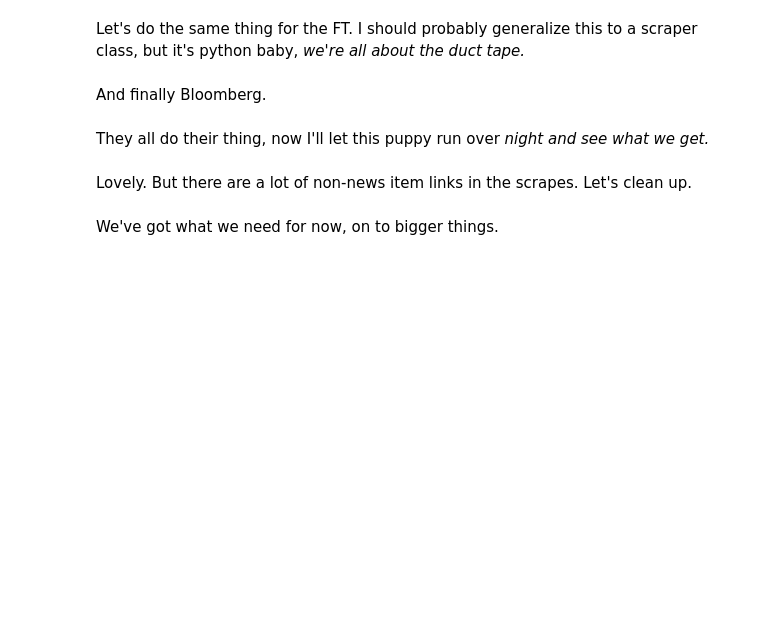
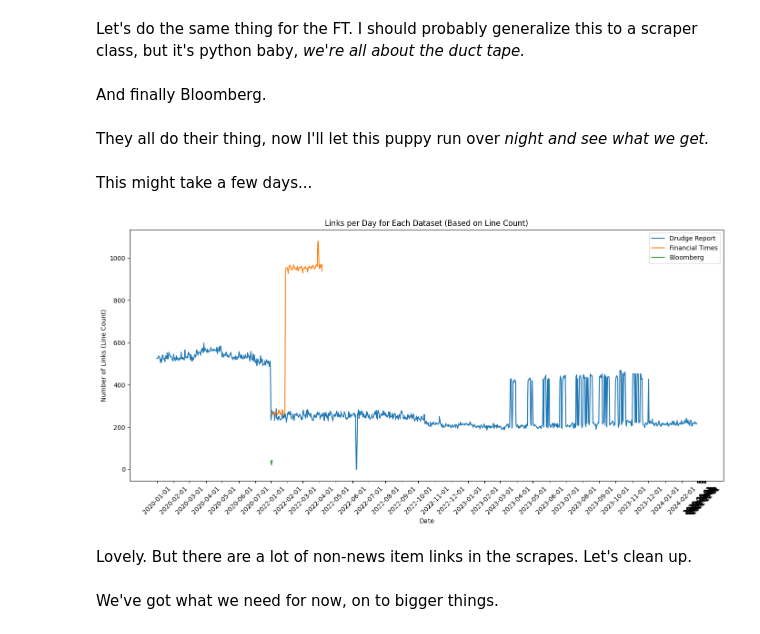
Before and after one commit to kazazes/zero, a Jupyter notebook: 01-some-data.ipynb, the cells around one changed output. Cells and saved outputs as stored; diff of their text form; code cells hidden in the pictures; blank space fills up the shorter version.

Commit message:
Chapter 01, plot dataset size by time

```diff
--- a/01-some-data.ipynb
+++ b/01-some-data.ipynb
@@ -158,0 +147,2 @@ except Exception as e:
+# %% [markdown]
+This might take a few days...
@@ -159,3 +158,50 @@ except Exception as e:
+# %%
+import matplotlib.pyplot as plt
+import os
+import pandas as pd
+
+now = pd.Timestamp.now()
+dates = pd.date_range(start="2020-01-01", end=now, freq="D")
+
+def count_lines_per_file(directory, date_range):
+    lines_per_file = {}
+    for filename in os.listdir(directory):
+        filepath = os.path.join(directory, filename)
+        with open(filepath, 'r') as f:
+            lines = f.readlines()
+            date = filename.split()[0]  # Assuming the date is the first part of the filename
+            if date in date_range:
+                lines_per_file[date] = len(lines)
+    return lines_per_file
+
+def plot_lines_per_day(dates):
+    directories = ["01-some-data/drudgereport.com", "01-some-data/ft.com", "01-some-data/bloomberg.com"]
+    labels = ["Drudge Report", "Financial Times", "Bloomberg"]
+
+    plt.figure(figsize=(14, 7))
+
+    date_range = pd.date_range(start=dates[0], end=dates[-1], freq='D').strftime('%Y-%m-%d').tolist()
+    first_of_month = [date for date in date_range if date.endswith('-01')]
+
+    for directory, label in zip(directories, labels):
+        lines_per_file = count_lines_per_file(directory, date_range)
+        dates = sorted(lines_per_file.keys())
+        counts = [lines_per_file[date] for date in dates]
+
+        plt.plot(dates, counts, label=label)
+
+    plt.xlabel("Date")
+    plt.ylabel("Number of Links (Line Count)")
+    plt.title("Links per Day for Each Dataset (Based on Line Count)")
+    plt.xticks(first_of_month, rotation=45)
+    plt.legend()
+    plt.tight_layout()
+    plt.show()
+
+# Assuming 'dates' is a list of date strings in the format 'YYYY-MM-DD'
+plot_lines_per_day(dates)
+# %% [output]
+[figure, added]
 # %% [markdown]
 Lovely. But there are a lot of non-news item links in the scrapes. Let's clean up.
 # %%
```
Also changed, not shown: parts of 3 cells of this notebook.
